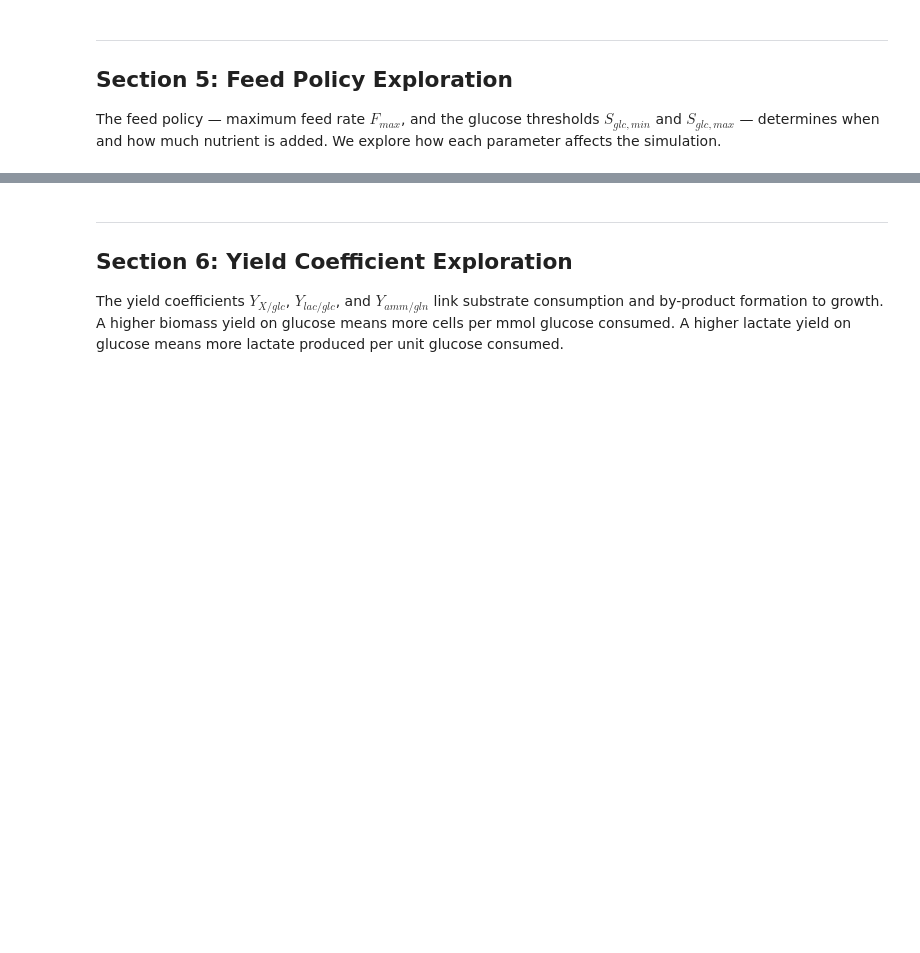
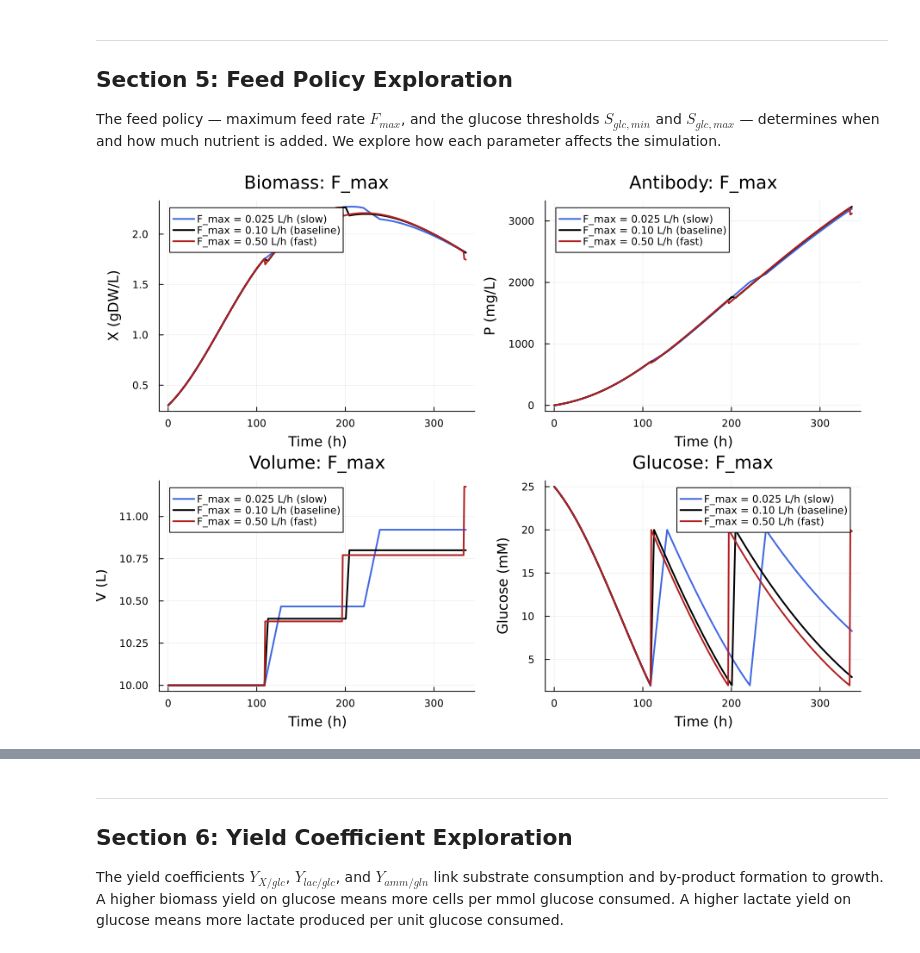
Before and after one commit to sp2229/CHEME-5820-Lectures-Spring-2026, a Jupyter notebook: lectures/week-12/L12c/CHEME-5820-L12c-Advanced-CHO-Simulation-Spring-2026.ipynb, the cells around one changed output, grey strips where cells are left out. Saved outputs shown, nothing was run; the diff lists cells and outputs as text; code cells hidden in the pictures; blank space fills up the shorter version.

```diff
--- a/lectures/week-12/L12c/CHEME-5820-L12c-Advanced-CHO-Simulation-Spring-2026.ipynb
+++ b/lectures/week-12/L12c/CHEME-5820-L12c-Advanced-CHO-Simulation-Spring-2026.ipynb
@@ -257,30 +282,32 @@ The feed policy — maximum feed rate $F_{max}$, and the glucose thresholds $S_{
 # %%
 let
     # vary F_max -
-    F_max_values = [0.005, 0.02, 0.05]; # L/h
+    F_max_values = [0.025, 0.10, 0.50]; # L/h
     colors = [:royalblue, :black, :firebrick];
-    labels_F = ["F_max = 0.005 L/h (slow)", "F_max = 0.02 L/h (baseline)", "F_max = 0.05 L/h (fast)"];
+    labels_F = ["F_max = 0.025 L/h (slow)", "F_max = 0.10 L/h (baseline)", "F_max = 0.50 L/h (fast)"];
 
     p_X = plot(ylabel="X (gDW/L)",    xlabel="Time (h)", title="Biomass: F_max",  legend=:topleft);
     p_P = plot(ylabel="P (mg/L)",     xlabel="Time (h)", title="Antibody: F_max", legend=:topleft);
     p_V = plot(ylabel="V (L)",        xlabel="Time (h)", title="Volume: F_max",   legend=:topleft);
     p_G = plot(ylabel="Glucose (mM)", xlabel="Time (h)", title="Glucose: F_max",  legend=:topright);
 
     for (i, Fmax) in enumerate(F_max_values)
         p = build_default_parameters(; F_max=Fmax, Glc_min=2.0, Glc_max=20.0);
         sol = simulate_fedbatch(p; u0=copy(u0_baseline), tspan=tspan, saveat=saveat);
         X_t = [sol.u[j][2] for j in 1:length(sol.t)];
         P_t = [sol.u[j][5] for j in 1:length(sol.t)];
         V_t = [sol.u[j][1] for j in 1:length(sol.t)];
         G_t = [sol.u[j][3] for j in 1:length(sol.t)];
         plot!(p_X, sol.t, X_t, label=labels_F[i], lw=2, color=colors[i]);
         plot!(p_P, sol.t, P_t, label=labels_F[i], lw=2, color=colors[i]);
         plot!(p_V, sol.t, V_t, label=labels_F[i], lw=2, color=colors[i]);
         plot!(p_G, sol.t, G_t, label=labels_F[i], lw=2, color=colors[i]);
     end
 
     display(plot(p_X, p_P, p_V, p_G, layout=(2, 2), size=(900, 650)))
 end
+# %% [output]
+[figure, added]
 # %%
 let
     # vary glucose setpoint band (Glc_min, Glc_max) -
```
Also changed, not shown: parts of 9 cells of this notebook, 6 other files.
